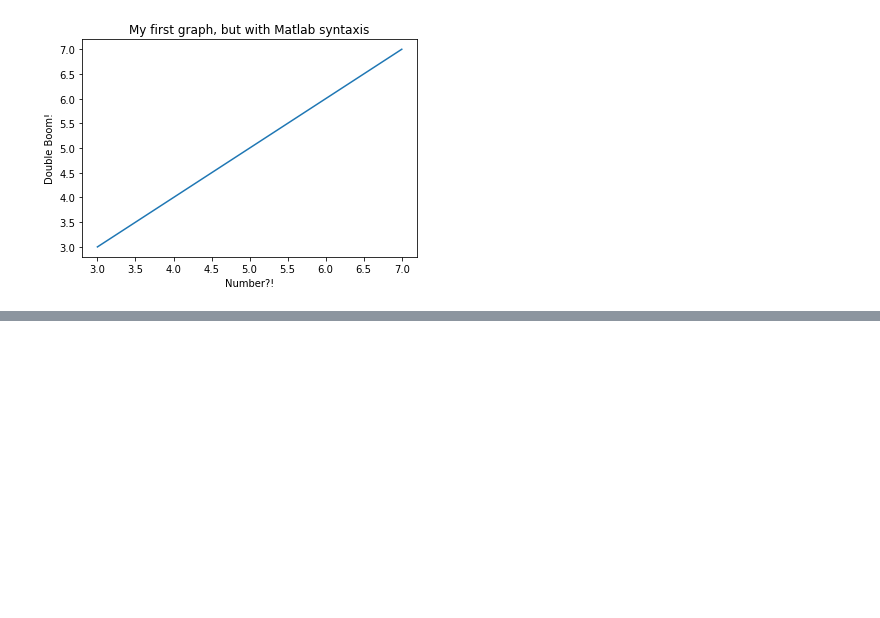
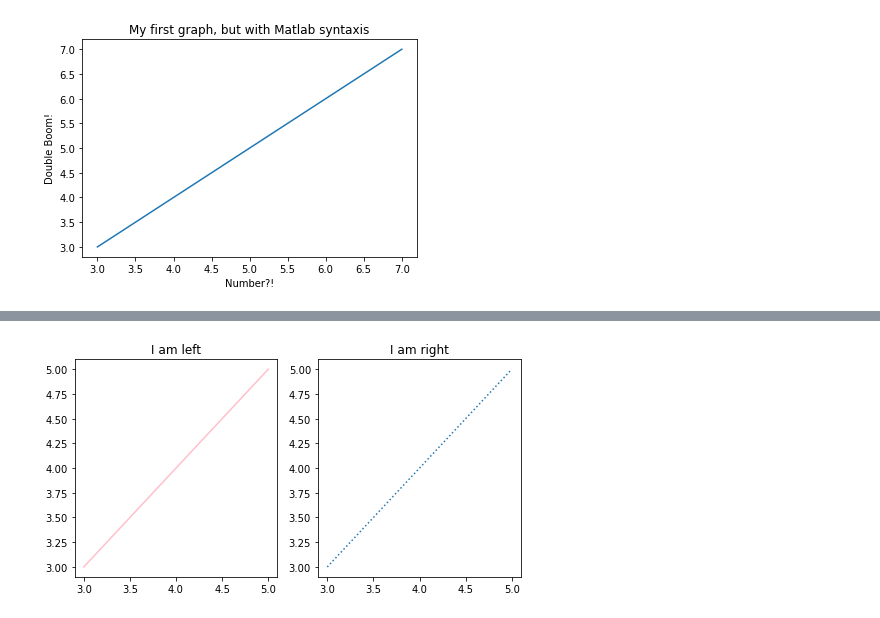
Before and after one commit to 314ka4y/Blog_posts, a Jupyter notebook: ls.ipynb, the cells around one changed output, grey strips where cells are left out. Saved outputs shown, nothing was run; the diff lists cells and outputs as text; code cells hidden in the pictures; blank space fills up the shorter version.

```diff
--- a/ls.ipynb
+++ b/ls.ipynb
@@ -73,0 +73,8 @@ The type of our ax object:<class 'numpy.ndarray'>. The shape is (2, 2),
+# %%
+fig, (left_draw, right_draw) = plt.subplots(ncols=2,figsize = (8,4)) #Created and unpacked objects
+left_draw.plot([3, 4 ,5], [3, 4, 5], color='pink')   #left will be pink
+left_draw.set_title("I am left")                     #left label
+right_draw.plot([3, 4 ,5], [3, 4, 5], linestyle=':') #right will be dotted
+right_draw.set_title("I am right");                  #right label
+# %% [output]
+[figure, added]
```
Also changed, not shown: parts of 12 cells of this notebook, 8 other files.
